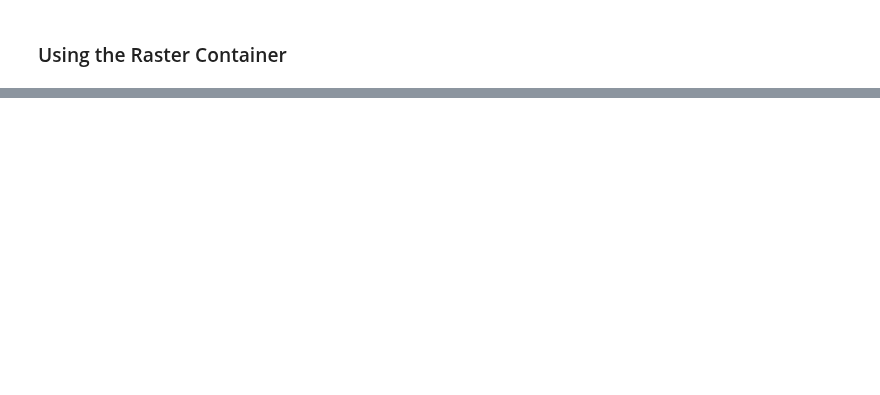
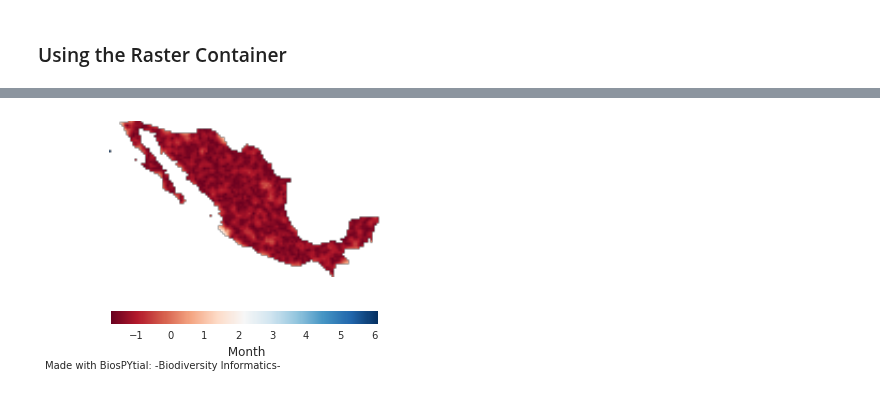
Before and after one commit to molgor/biospytial, a Jupyter notebook: ipython-notebooks/demos/statistical_models/binomial_examples/Binomial-PyMC3-minimal.ipynb, the cells around one changed output, grey strips where cells are left out. Cells and saved outputs as stored; diff of their text form; code cells hidden in the pictures; blank space fills up the shorter version.

```diff
--- a/ipython-notebooks/demos/statistical_models/binomial_examples/Binomial-PyMC3-minimal.ipynb
+++ b/ipython-notebooks/demos/statistical_models/binomial_examples/Binomial-PyMC3-minimal.ipynb
@@ -217,0 +205,5 @@ presences_of_something.display_field(band=1,origin='Lower',cmap=plt.cm.RdBu)
+# %%
+qh_presences_of_something = RasterContainer(predictions.q_975.values,use_metadata_from=elevation.rasterdata)
+qh_presences_of_something.display_field(band=1,origin='Lower',cmap=plt.cm.RdBu)
+# %% [output]
+[figure, added]
```
Also changed, not shown: parts of 26 cells of this notebook, 3 other files.
